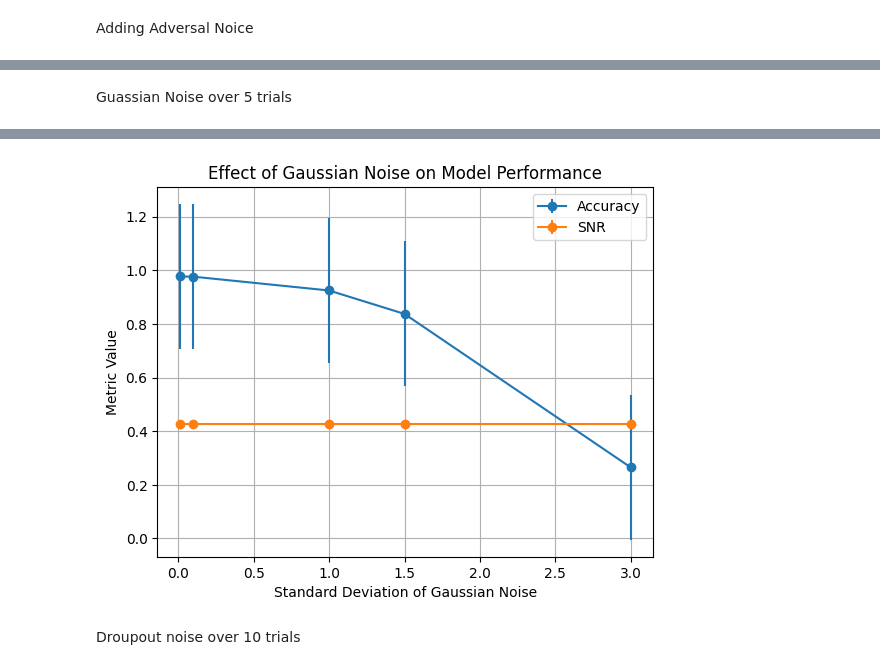
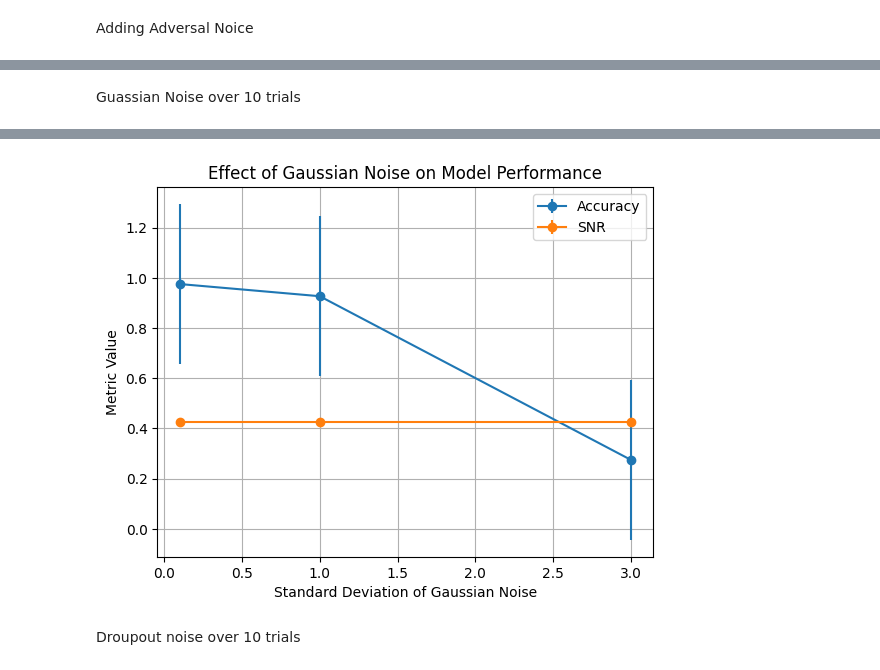
Before and after one commit to mr-nudo/neuronModels1, a Jupyter notebook: feedforward+noise.ipynb, the cells around one changed output, grey strips where cells are left out. Saved outputs shown, nothing was run; the diff lists cells and outputs as text; code cells hidden in the pictures.

```diff
--- a/feedforward+noise.ipynb
+++ b/feedforward+noise.ipynb
@@ -460,7 +433,7 @@ Adversarial test accuracy: 0.08340000361204147
 [figure]
 Signal-to-Noise Ratio (SNR): nan
 # %% [markdown]
-Guassian Noise over 5 trials
+Guassian Noise over 10 trials
 # %%
 import numpy as np
 import matplotlib.pyplot as plt
@@ -483,8 +456,8 @@ def evaluate_model(model, X_test, y_test):
     return accuracy
 
 # Define experiment parameters
-std_devs = [0.01, 0.1, 1.0, 1.5, 3.0]  # Standard deviations of Gaussian noise
-trials = 5  # Number of trials
+std_devs = [0.1, 1.0, 3.0]  # Standard deviations of Gaussian noise
+trials = 10  # Number of trials
 
 # Initialize lists to store results
 accuracies = []
@@ -548,8 +521,8 @@ plt.show()
 313/313 [==============================] - 1s 2ms/step
 313/313 [==============================] - 1s 2ms/step
 313/313 [==============================] - 1s 2ms/step
 313/313 [==============================] - 1s 2ms/step
-[figure, old version]
+[figure, new version]
 # %% [markdown]
 Droupout noise over 10 trials
 # %%
```
Also changed, not shown: parts of 11 cells of this notebook.
